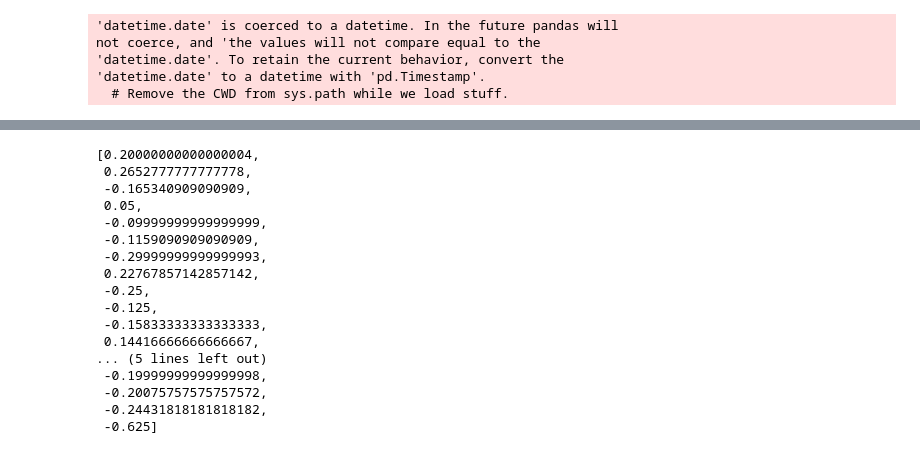
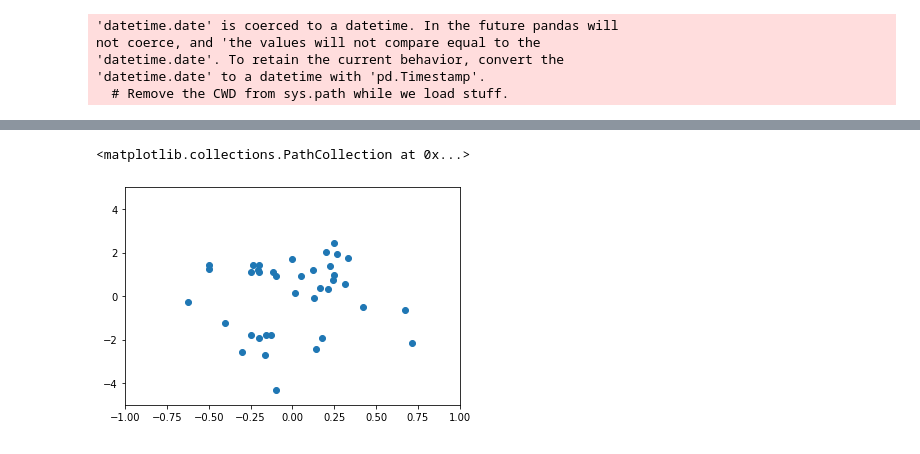
Before and after one commit to AMSUFV/tweet-sentiment-vs-stocks, a Jupyter notebook: dm_final.ipynb, the cells around one changed output, grey strips where cells are left out. Drawn from its saved outputs; the diff is of its cells as text; code cells hidden in the pictures.

```diff
--- a/dm_final.ipynb
+++ b/dm_final.ipynb
@@ -173,6 +155,8 @@ merged.head()
 | 2 | CRCM | 8.42 | 8.43 | 8.43 | 8.37 | 8.49 | 65700 | 2017-01-24 | 0.118768 | False | ... |
 | 3 | CRCM | 8.42 | 8.47 | 8.47 | 8.41 | 8.53 | 45200 | 2017-01-25 | 0.593826 | False | ... |
 | 4 | CRCM | 8.69 | 8.45 | 8.45 | 8.43 | 8.73 | 70400 | 2017-01-26 | -2.761793 | True | ... |
+# %%
+merged = merged[~merged['ticker'].isin(['APLE'])]
 # %%
 name = 'APPLE'
 # %%
@@ -303,20 +262,8 @@ diff
-# %%
-pol
-# %% [output]
-[0.20000000000000004,
- 0.2652777777777778,
- -0.165340909090909,
- 0.05,
- -0.09999999999999999,
- -0.1159090909090909,
- -0.29999999999999993,
- 0.22767857142857142,
- -0.25,
- -0.125,
- -0.15833333333333333,
- 0.14416666666666667,
-... (5 lines left out)
- -0.19999999999999998,
- -0.20075757575757572,
- -0.24431818181818182,
- -0.625]
+# %%
+import numpy as np
+plt.xlim((-1, 1))
+plt.ylim((-5, 5))
+plt.scatter(pol, diff)
+# %% [output]
+<matplotlib.collections.PathCollection at 0x...>
+[figure, added]
```
Also changed, not shown: parts of 8 cells of this notebook.
